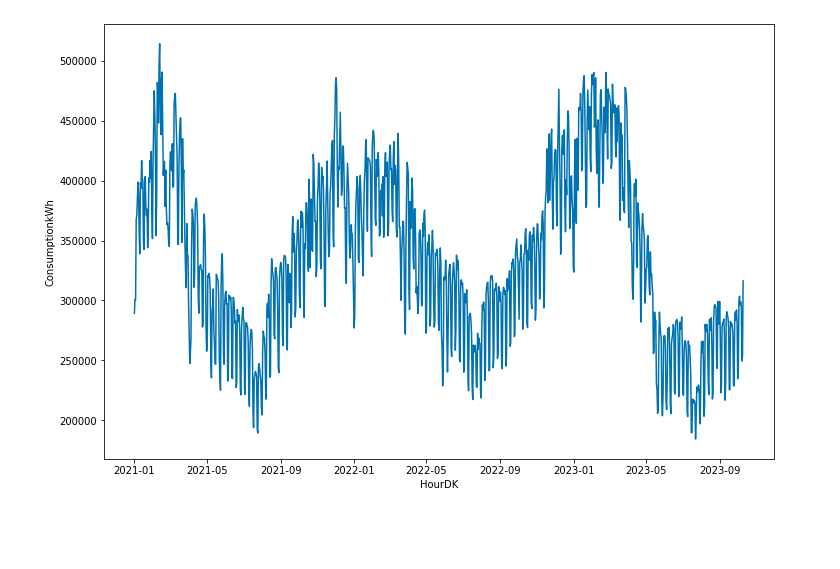
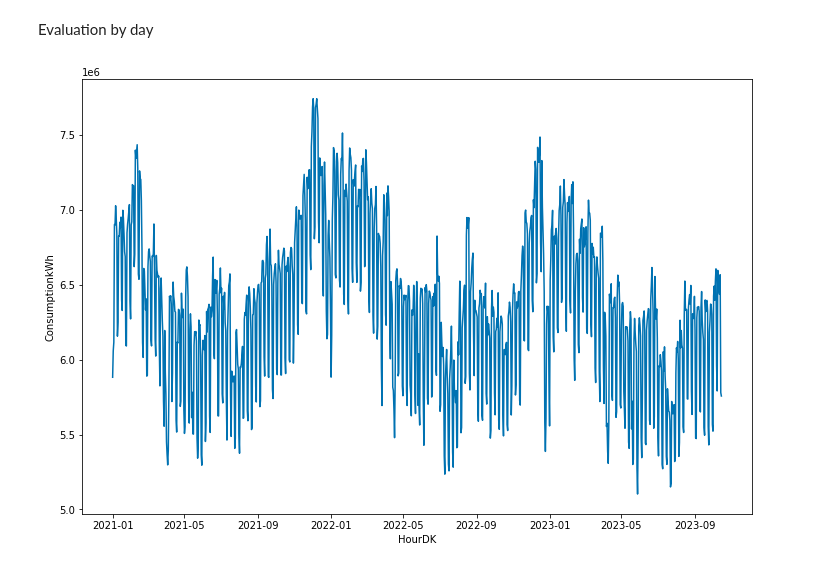
Before and after one commit to GiovaneCarvalho/Forecast_Consumo_Energia_Dinamarques, a Jupyter notebook: API.ipynb, the cells around one changed output. Cells and saved outputs as stored; diff of their text form; code cells hidden in the pictures; blank space fills up the shorter version.

```diff
--- a/API.ipynb
+++ b/API.ipynb
@@ -26,7 +65,7 @@ run = mlflow.start_run()
 # %%
 # I can use the API parameters using '?param = '
 max_rows = 100_000_000
-city_code = "201"
+city_code = "101"
 url = 'https://api.energidataservice.dk/dataset/ConsumptionIndustry' + f"?limit={max_rows}" + '&filter={"MunicipalityNo":["' + city_code + '"]}'
 data = requests.get(url)
 # %%
@@ -34,0 +76,2 @@ df = df.astype({'HourDK': 'datetime64[ns]'})
+# %%
+df_hour = df.set_index('HourDK').resample('H').agg({'ConsumptionkWh': 'sum'})
@@ -35,3 +98,5 @@ df = df.astype({'HourDK': 'datetime64[ns]'})
+# %% [markdown]
+Evaluation by day
 # %%
 df_ = df.copy()
 # %%
@@ -43,8 +108,8 @@ mlflow.log_table(df_, 'tabela_dados_resample.csv')
 # %%
 fig = plt.figure(figsize = (12,8))
 ax = sns.lineplot(data = df_, x = df_.index, y = df_['ConsumptionkWh'])
 plt.show();
 
-mlflow.log_figure(fig, 'Figure.png')
+mlflow.log_figure(fig, 'Figure_day_complete.png')
 # %% [output]
-[figure, old version]
+[figure, new version]
```
Also changed, not shown: parts of 28 cells of this notebook.
